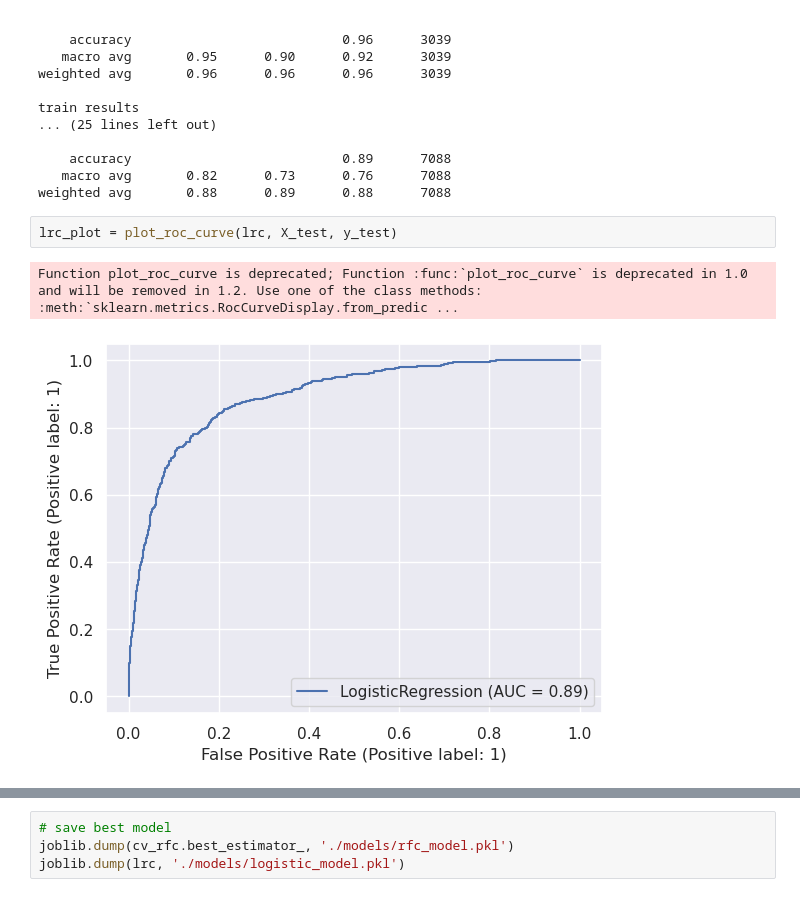
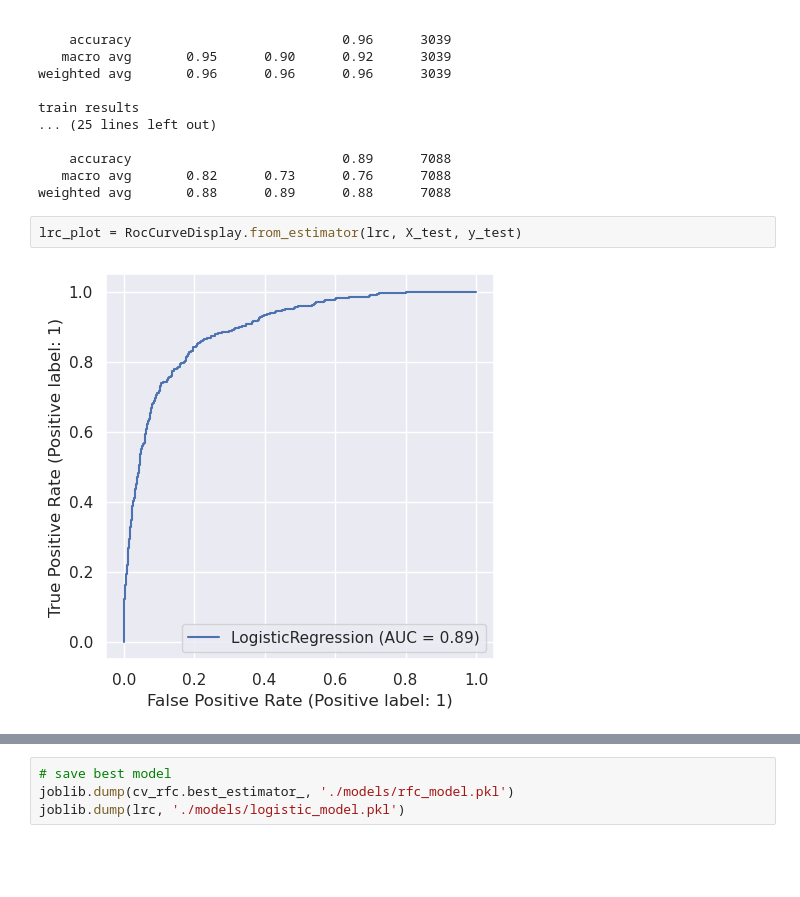
Before and after one commit to lewi0332/ML_DevOps_Engineer_Course, a Jupyter notebook: 4_PROJECT_predict_customer_churn_with_clean_code/Project/churn_notebook.ipynb, the cells around one changed output, grey strips where cells are left out. Drawn from its saved outputs; the diff is of its cells as text; blank space fills up the shorter version.

```diff
--- a/4_PROJECT_predict_customer_churn_with_clean_code/Project/churn_notebook.ipynb
+++ b/4_PROJECT_predict_customer_churn_with_clean_code/Project/churn_notebook.ipynb
@@ -293,8 +299,7 @@ train results
    macro avg       0.82      0.73      0.76      7088
 weighted avg       0.88      0.89      0.88      7088
 # %%
-lrc_plot = plot_roc_curve(lrc, X_test, y_test)
+lrc_plot = RocCurveDisplay.from_estimator(lrc, X_test, y_test)
 # %% [output]
-Function plot_roc_curve is deprecated; Function :func:`plot_roc_curve` is deprecated in 1.0 and will be removed in 1.2. Use one of the class methods: :meth:`sklearn.metrics.RocCurveDisplay.from_predic ...
-[figure, old version]
+[figure, new version]
 # %%
```
Also changed, not shown: parts of 6 cells of this notebook, 6 other files.
